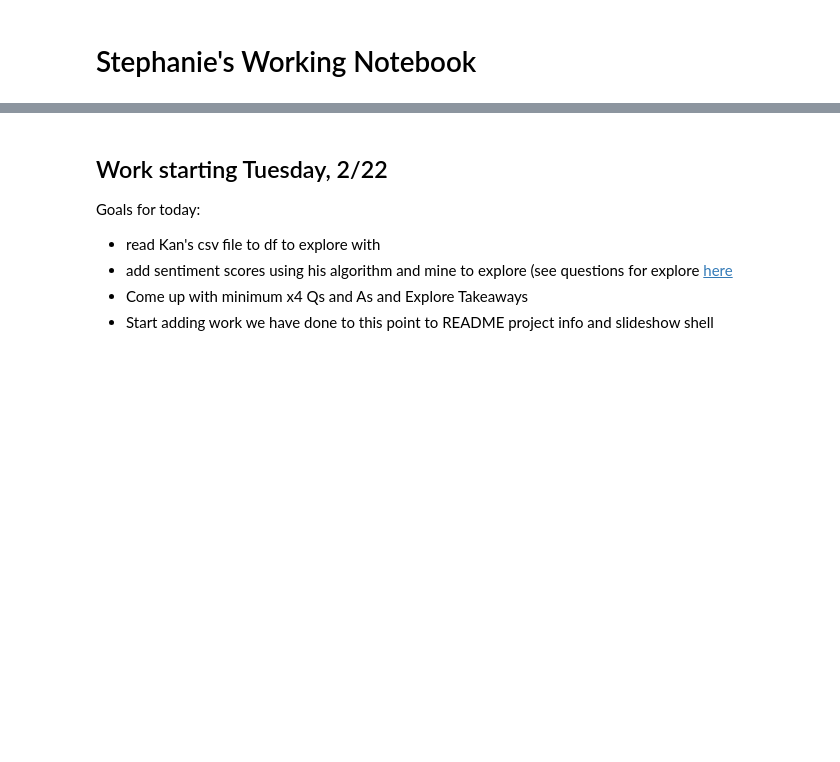
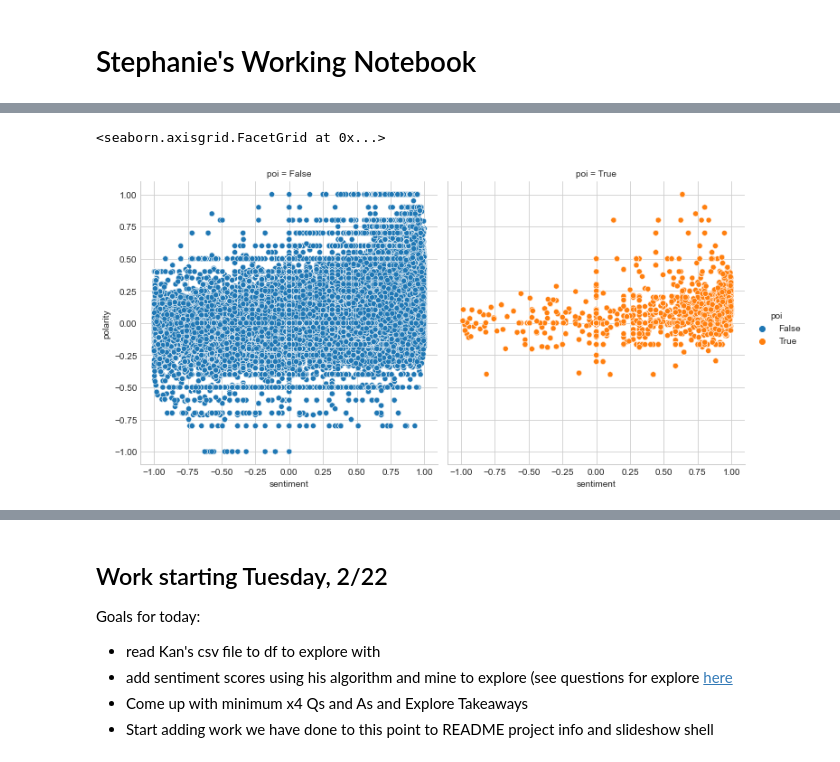
Before and after one commit to Enron-Discussion-NLP/Capstone, a Jupyter notebook: 00_Stephanie/stephanie_working-notebook.ipynb, the cells around one changed output, grey strips where cells are left out. Cells and saved outputs as stored; diff of their text form; code cells hidden in the pictures; blank space fills up the shorter version.

```diff
--- a/00_Stephanie/stephanie_working-notebook.ipynb
+++ b/00_Stephanie/stephanie_working-notebook.ipynb
@@ -2,0 +347,5 @@
+# %%
+sns.relplot(data = df2, x = 'sentiment', y = 'polarity', hue = 'poi', col = 'poi')
+# %% [output]
+<seaborn.axisgrid.FacetGrid at 0x...>
+[figure, added]
```
Also changed, not shown: parts of 62 cells of this notebook.
